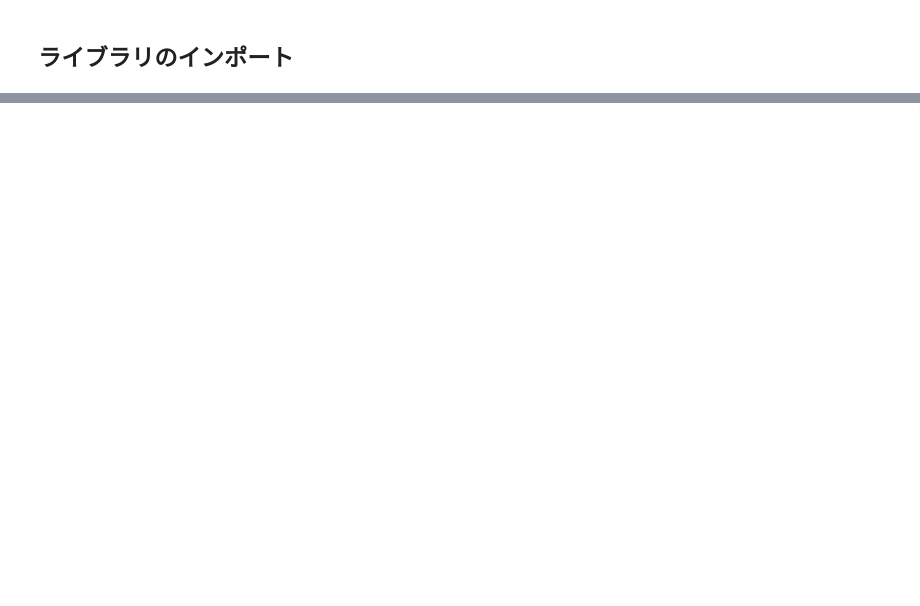
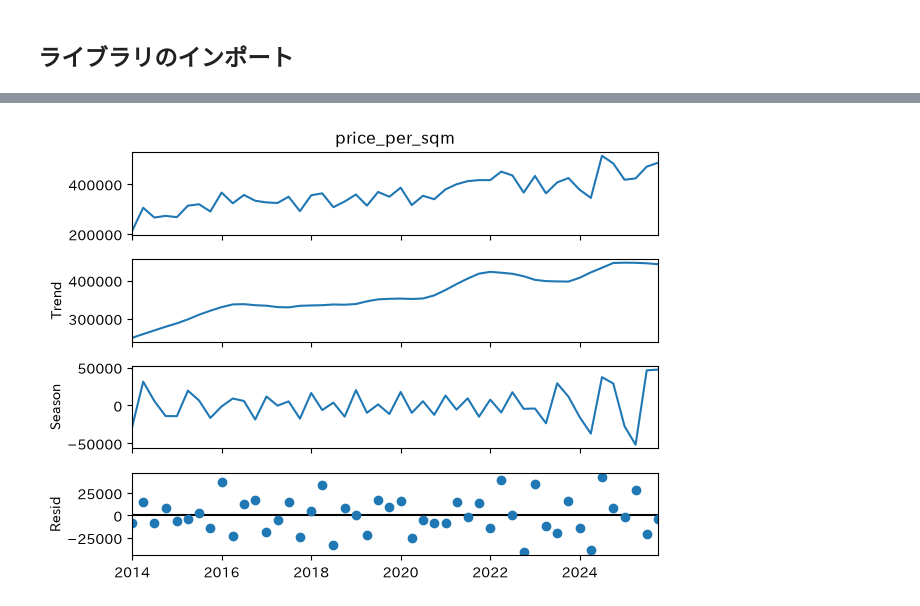
Before and after one commit to shoki-umezu-dev/mlit_property_price_prediction, a Jupyter notebook: notebooks/01_eda.ipynb, the cells around one changed output, grey strips where cells are left out. Drawn from its saved outputs; the diff is of its cells as text; code cells hidden in the pictures; blank space fills up the shorter version.

```diff
--- a/notebooks/01_eda.ipynb
+++ b/notebooks/01_eda.ipynb
@@ -97,0 +203,18 @@ dtype: int64
+# %%
+# 鶴見区だけのシリーズを取り出す
+tsurumi_series = median_interpolated.loc['鶴見区']
+
+years = tsurumi_series.index.get_level_values('transaction_year')
+quarters = tsurumi_series.index.get_level_values('transaction_quarter')
+period_strs = [f"{y}Q{q}" for y, q in zip(years, quarters)]
+
+tsurumi_series.index = pd.PeriodIndex(period_strs, freq='Q').to_timestamp()
+
+# STLで分解(四半期データであるため、周期は4とする)
+stl = STL(tsurumi_series, period=4)
+result_tsurumi = stl.fit()
+
+# トレンド、季節性、残差をまとめてプロット
+fig = result_tsurumi.plot()
+# %% [output]
+[figure, added]
```
Also changed, not shown: parts of 46 cells of this notebook, 21 other files.
